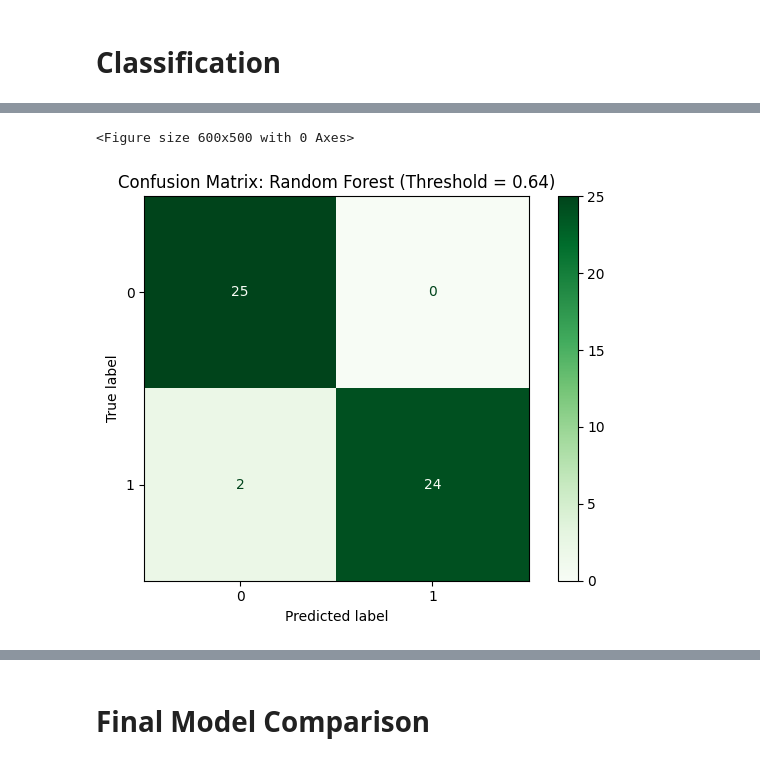
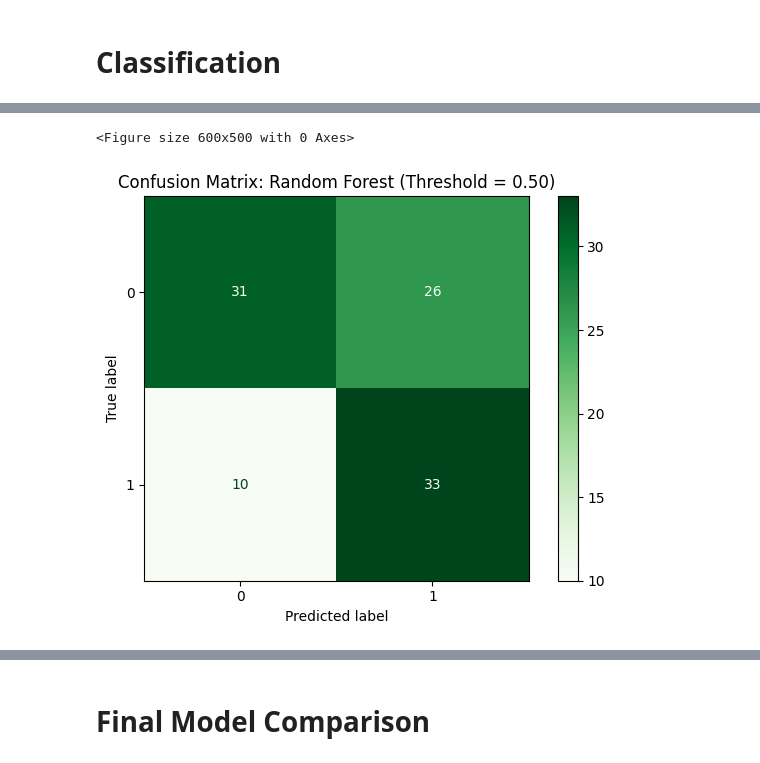
Before and after one commit to safiyenarman/DSA210-Project, a Jupyter notebook: main_notebook.ipynb, the cells around one changed output, grey strips where cells are left out. Cells and saved outputs as stored; diff of their text form; code cells hidden in the pictures.

```diff
--- a/main_notebook.ipynb
+++ b/main_notebook.ipynb
@@ -647,10 +644,17 @@ Given these results, Logistic Regression served as a strong baseline model. Its
 # %%
-top_threshold = merged_df["SDG Score"].quantile(0.75)
-bottom_threshold = merged_df["SDG Score"].quantile(0.25)
+top_threshold = merged_df["SDG Score"].quantile(0.5)
+bottom_threshold = merged_df["SDG Score"].quantile(0.5)
 
-merged_df["Binary_SDG"] = merged_df["SDG Score"].apply(
-    lambda x: 0 if x >= top_threshold else (1 if x <= bottom_threshold else None)
-)
+def label_sdg(score):
+    if score >= top_threshold:
+        return 0
+    elif score <= bottom_threshold:
+        return 1
+    else:
+        return None
+
+merged_df["Binary_SDG"] = merged_df["SDG Score"].apply(label_sdg)
+
 
 filtered_df = merged_df.dropna(subset=["Binary_SDG"])
 
@@ -661,8 +665,10 @@ X_train, X_test, y_train, y_test = train_test_split(X, y, test_size=0.2, random_
 
 clf = LogisticRegression()
 clf.fit(X_train, y_train)
+
+y_pred = clf.predict(X_test)
 y_proba = clf.predict_proba(X_test)[:, 1]
-y_pred = (y_proba >= 0.64).astype(int)
+
 
 tn, fp, fn, tp = confusion_matrix(y_test, y_pred).ravel()
 
@@ -770,10 +774,17 @@ Once I trained the model and made the predictions, I evaluated the model using a
 # %%
-top_threshold = merged_df["SDG Score"].quantile(0.75)
-bottom_threshold = merged_df["SDG Score"].quantile(0.25)
+top_threshold = merged_df["SDG Score"].quantile(0.5)
+bottom_threshold = merged_df["SDG Score"].quantile(0.5)
 
-merged_df["Binary_SDG"] = merged_df["SDG Score"].apply(
-    lambda x: 0 if x >= top_threshold else (1 if x <= bottom_threshold else None)
-)
+def label_sdg(score):
+    if score >= top_threshold:
+        return 0
+    elif score <= bottom_threshold:
+        return 1
+    else:
+        return None
+
+merged_df["Binary_SDG"] = merged_df["SDG Score"].apply(label_sdg)
+
 
 filtered_df = merged_df.dropna(subset=["Binary_SDG"])
 X_rf = filtered_df[["Happiness score", "Year"]]
@@ -786,8 +797,9 @@ X_train_rf, X_test_rf, y_train_rf, y_test_rf = train_test_split(
 rf_model = RandomForestClassifier(n_estimators=100, random_state=42)
 rf_model.fit(X_train_rf, y_train_rf)
 
+y_pred_rf = rf_model.predict(X_test_rf)
 y_proba_rf = rf_model.predict_proba(X_test_rf)[:, 1]
-y_pred_rf = (y_proba_rf >= 0.64).astype(int)
+
 
 tn_rf, fp_rf, fn_rf, tp_rf = confusion_matrix(y_test_rf, y_pred_rf).ravel()
 
@@ -848,11 +855,11 @@ This result shows that the Random Forest model is slightly more cautious when pr
 # %%
 # Confusion Matrix
 plt.figure(figsize=(6, 5))
 ConfusionMatrixDisplay.from_predictions(y_test_rf, y_pred_rf, cmap='Greens')
-plt.title("Confusion Matrix: Random Forest (Threshold = 0.64)")
+plt.title("Confusion Matrix: Random Forest (Threshold = 0.50)")
 plt.grid(False)
 plt.tight_layout()
 plt.show()
 # %% [output]
 <Figure size 600x500 with 0 Axes>
-[figure, old version]
+[figure, new version]
```
Also changed, not shown: parts of 30 cells of this notebook.
